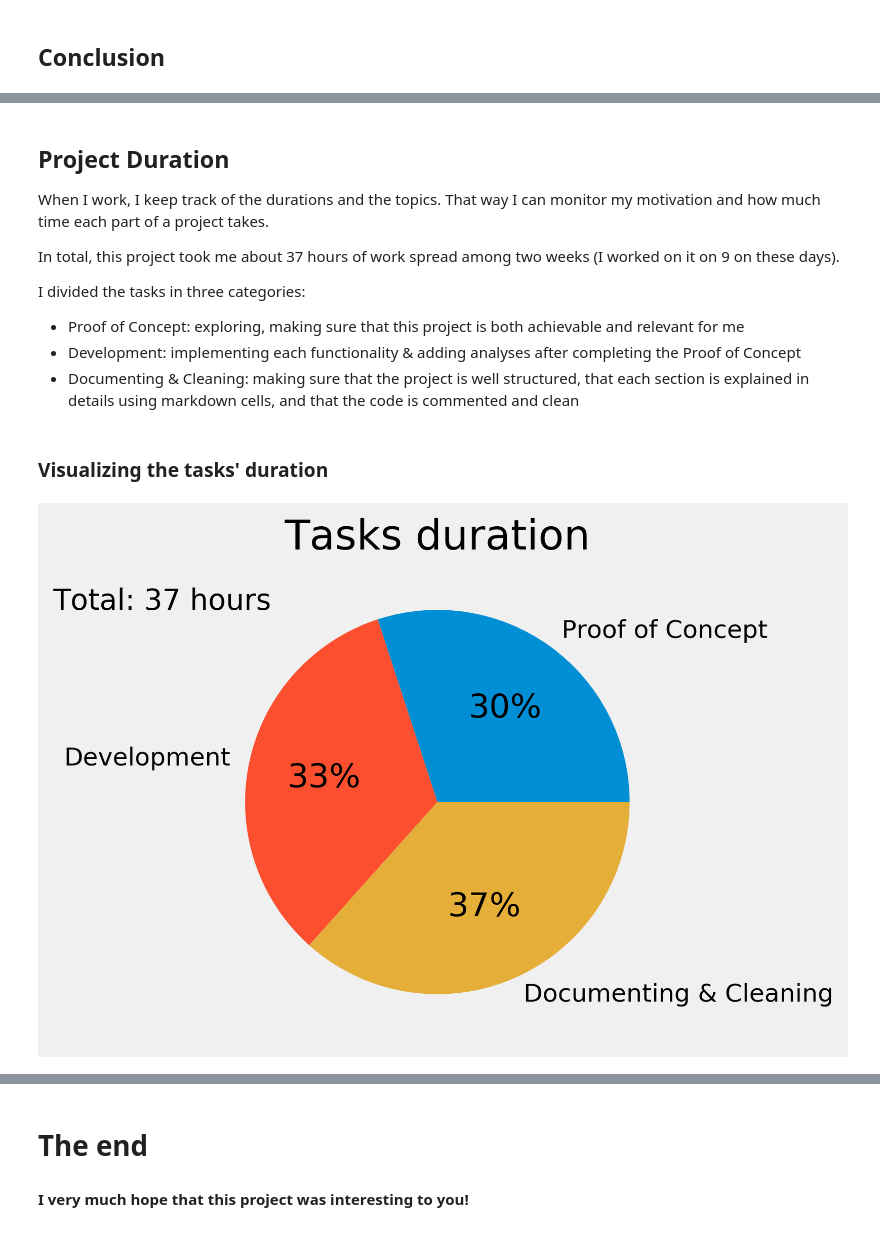
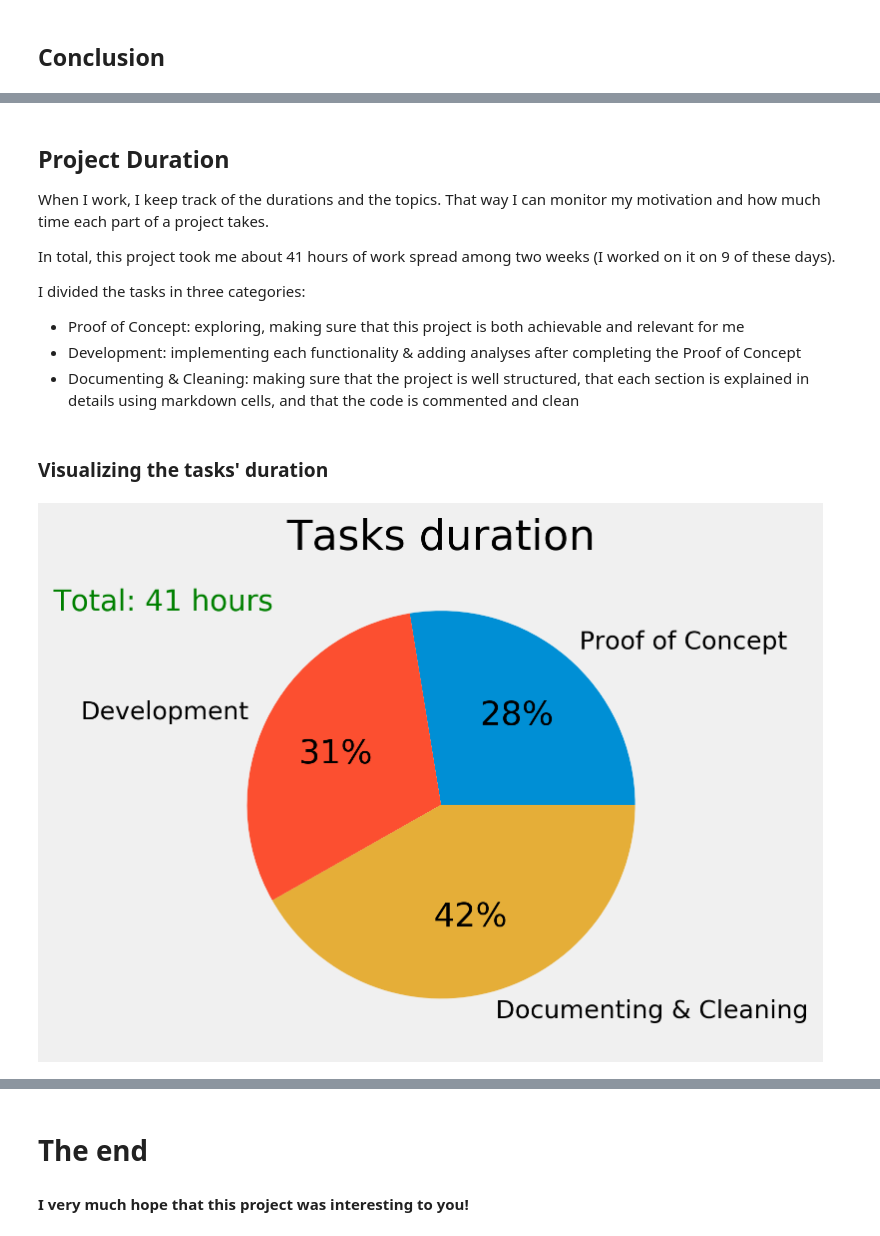
Before and after one commit to MaximeBastion/Anime_Classifier_Bayes, a Jupyter notebook: Anime_Classifier_Bayes.ipynb, the cells around one changed output, grey strips where cells are left out. Drawn from its saved outputs; the diff is of its cells as text; code cells hidden in the pictures.

Commit message:
cleaning doc & code

```diff
--- a/Anime_Classifier_Bayes.ipynb
+++ b/Anime_Classifier_Bayes.ipynb
@@ -1204,7 +1227,11 @@ Do certain combinations of genres appear more frequently that others?
 
 We can explore this question by looking at the linear correlations between the presence of a genre and another.
 # %%
-import seaborn as sns
+import seaborn as sns    # more plot tools
+
+# Matplotlib configuration
+mpl.rcParams['figure.dpi'] = 300    # tells matplotlib to display inline plots at 300 DPI
+mpl.rc("savefig", dpi = 300)        # tells matplotlib to save plots at 300 DPI
 
 # Plots a heatmap of correlations
 def corr_heatmap(corr_data, figsize):
@@ -1412,7 +1439,7 @@ For this project, my personal goals were to:
 ## Project Duration
 When I work, I keep track of the durations and the topics. That way I can monitor my motivation and how much time each part of a project takes.
 
-In total, this project took me about 37 hours of work spread among two weeks (I worked on it on 9 on these days).
+In total, this project took me about 41 hours of work spread among two weeks (I worked on it on 9 of these days).
 
 I divided the tasks in three categories:
 * Proof of Concept: exploring, making sure that this project is both achievable and relevant for me
@@ -1422,26 +1449,26 @@ I divided the tasks in three categories:
 ### Visualizing the tasks' duration
 # %%
 # Matplotlib configuration
-mpl.rcParams['figure.dpi']= 300    # tells matplotlib to display inline plots at 300 DPI
-mpl.rc("savefig", dpi = 300)       # tells matplotlib to save plots at 300 DPI
+mpl.rcParams['figure.dpi'] = 300    # tells matplotlib to display inline plots at 300 DPI
+mpl.rc("savefig", dpi = 300)        # tells matplotlib to save plots at 300 DPI
 
 # Setting up the data from the pie chart
 poc_mins = 675
 developing_mins = 750
-doc_or_cleaning_mins = 823
+doc_or_cleaning_mins = 1023
 total_mins = poc_mins + developing_mins + doc_or_cleaning_mins
 sizes = [poc_mins / total_mins, developing_mins / total_mins, doc_or_cleaning_mins / total_mins]
 labels = ["Proof of Concept", "Development", "Documenting & Cleaning"]
 title = "Tasks duration"
 
 # Plotting
-wedges, labels, autopct = plt.pie(sizes, labels=labels, autopct='%1.0f%%')
+wedges, labels, autopct = plt.pie(sizes, labels = labels, autopct = '%1.0f%%')
 plt.title(title);
-plt.setp(labels, fontsize=12);
-plt.setp(autopct, fontsize=16);
+plt.setp(labels, fontsize = 12);
+plt.setp(autopct, fontsize = 16);
 total_hours = round(total_mins / 60)
-plt.text(-2, 1, "Total: " + str(total_hours) + " hours");
+plt.text(-2, 1, "Total: " + str(total_hours) + " hours", color = "green");
 # %% [output]
-[figure, old version]
+[figure, new version]
 # %% [markdown]
 ### Comments
```
Also changed, not shown: parts of 55 cells of this notebook.
